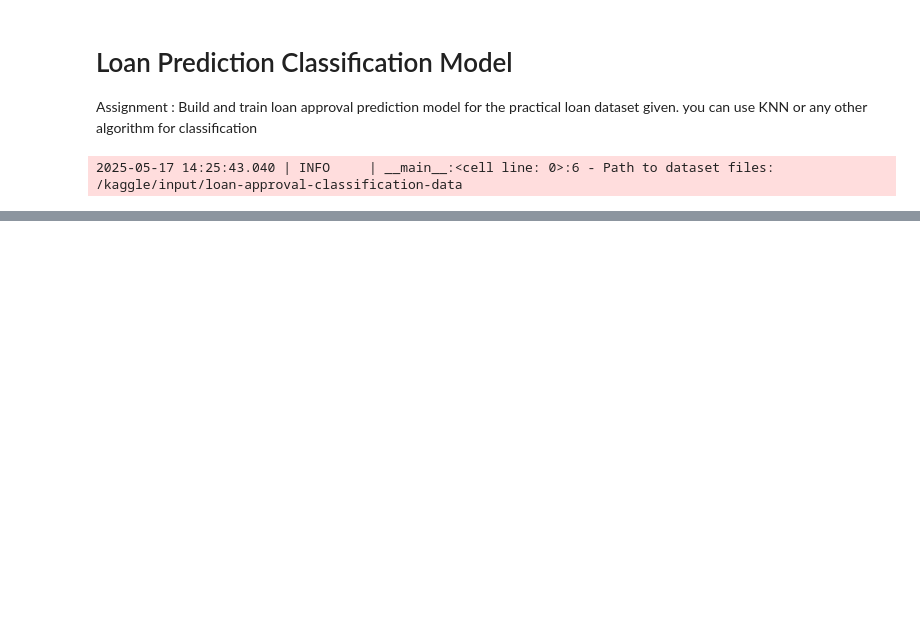
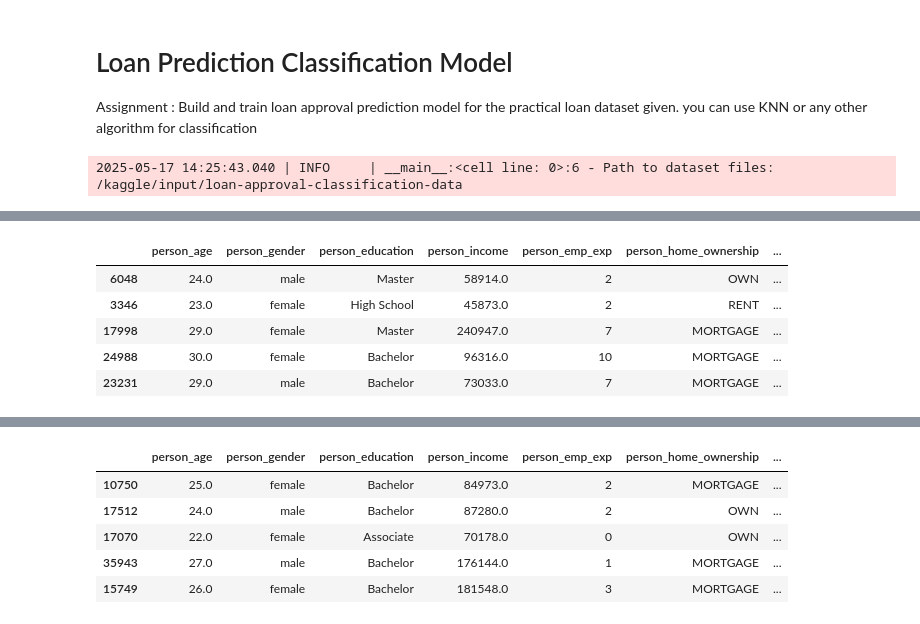
Before and after one commit to Indranil-R/HCLTech-GenAI-Assignments, a Jupyter notebook: 19.ipynb, the cells around one changed output, grey strips where cells are left out. Saved outputs shown, nothing was run; the diff lists cells and outputs as text; code cells hidden in the pictures; blank space fills up the shorter version.

```diff
--- a/19.ipynb
+++ b/19.ipynb
@@ -44,4 +44,13 @@ display(df.head())
 
 from sklearn.model_selection import train_test_split
 
-X_train, X_test, y_train, y_test = train_test_split(df.drop('Loan_Status', axis=1), df['Loan_Status'], test_size=0.2, random_state=42)
+X_train, X_test, y_train, y_test = train_test_split(df.drop('loan_status', axis=1), df['loan_status'], test_size=0.2, random_state=42, stratify=df['loan_status'])
+
+logger.info("Dataframe is splitted")
+
+logger.info("Training data")
+display(X_train.head())
+
+logger.info("Testing data")
+display(X_test.head())
+# %% [output]
@@ -47,0 +59,6 @@ X_train, X_test, y_train, y_test = train_test_split(df.drop('Loan_Status', axis=
+|  | person_age | person_gender | person_education | person_income | person_emp_exp | person_home_ownership | ... |
+| 6048 | 24.0 | male | Master | 58914.0 | 2 | OWN | ... |
+| 3346 | 23.0 | female | High School | 45873.0 | 2 | RENT | ... |
+| 17998 | 29.0 | female | Master | 240947.0 | 7 | MORTGAGE | ... |
+| 24988 | 30.0 | female | Bachelor | 96316.0 | 10 | MORTGAGE | ... |
+| 23231 | 29.0 | male | Bachelor | 73033.0 | 7 | MORTGAGE | ... |
@@ -47,0 +66,6 @@ X_train, X_test, y_train, y_test = train_test_split(df.drop('Loan_Status', axis=
+|  | person_age | person_gender | person_education | person_income | person_emp_exp | person_home_ownership | ... |
+| 10750 | 25.0 | female | Bachelor | 84973.0 | 2 | MORTGAGE | ... |
+| 17512 | 24.0 | male | Bachelor | 87280.0 | 2 | OWN | ... |
+| 17070 | 22.0 | female | Associate | 70178.0 | 0 | OWN | ... |
+| 35943 | 27.0 | male | Bachelor | 176144.0 | 1 | MORTGAGE | ... |
+| 15749 | 26.0 | female | Bachelor | 181548.0 | 3 | MORTGAGE | ... |
```
Also changed, not shown: parts of 2 cells of this notebook.
